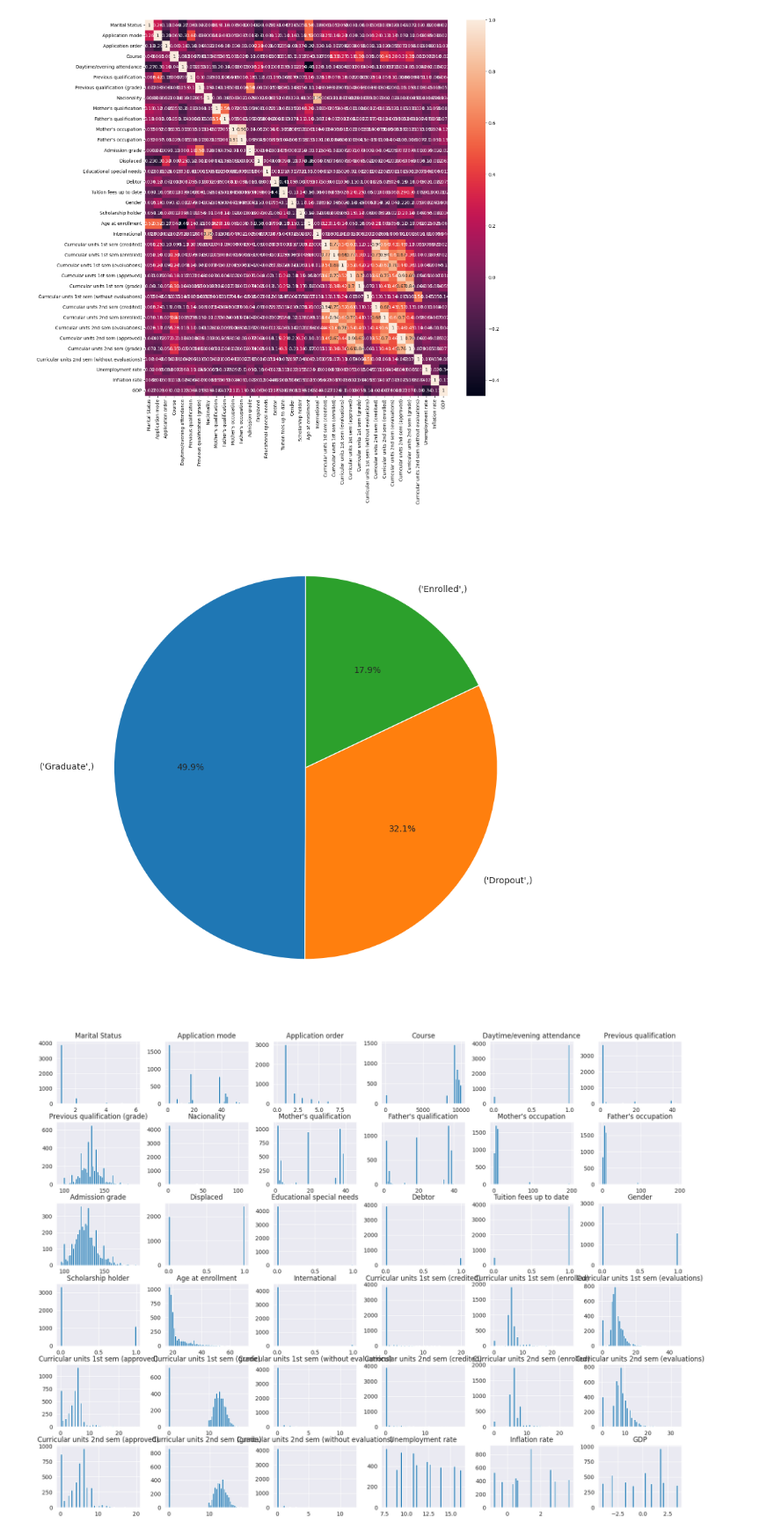
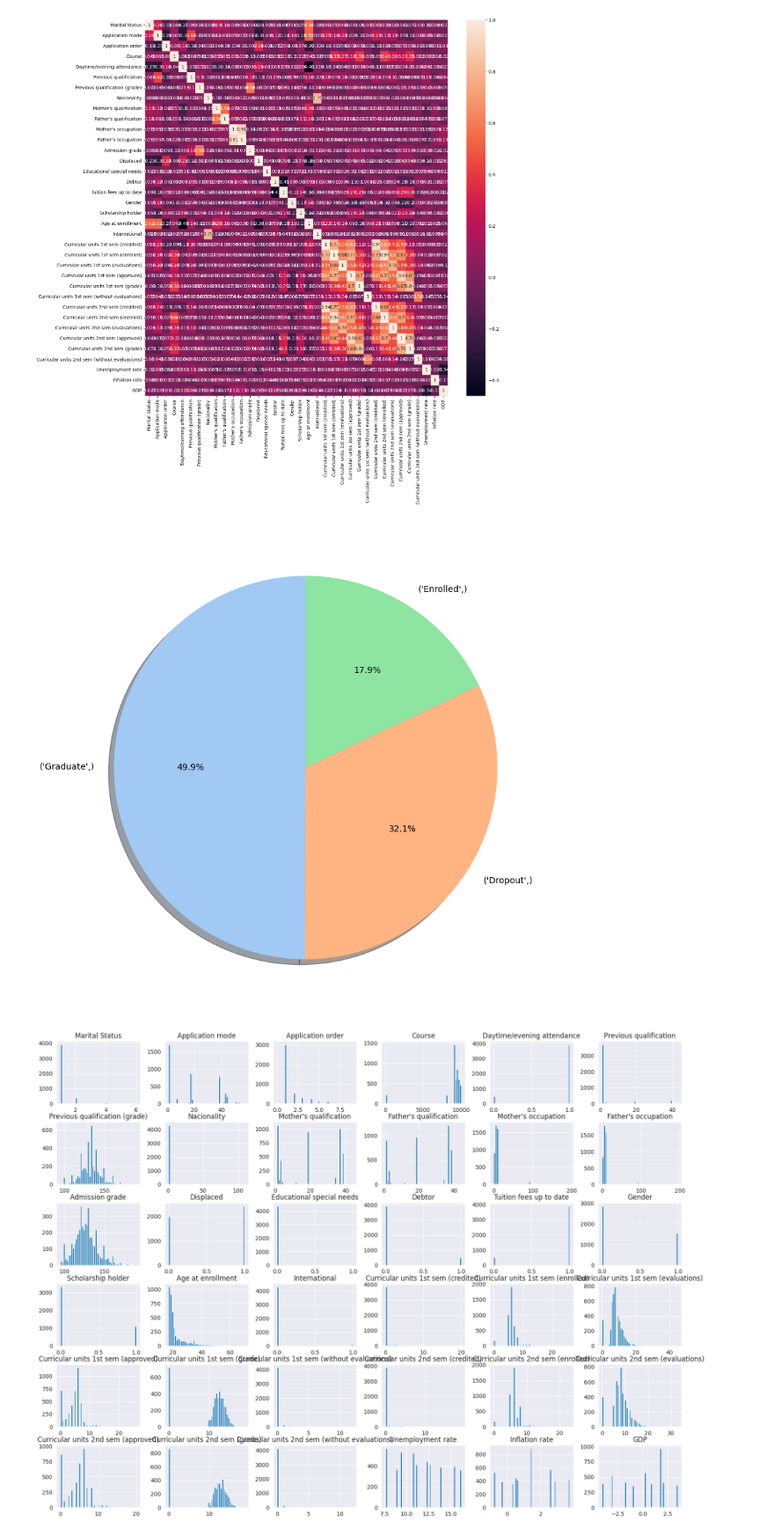
Before and after one commit to OscarMigue9/IA_2, a Jupyter notebook: Dataset.ipynb, the cells around one changed output. Shown at 88% size. Drawn from its saved outputs; the diff is of its cells as text; code cells hidden in the pictures.

Commit message:
Plots

```diff
--- a/Dataset.ipynb
+++ b/Dataset.ipynb
@@ -96,10 +114,11 @@ sns.heatmap(corr_matrix, annot=True)
 # %%
 #diagrama torta de y
 y_counts = y.value_counts()
 plt.figure(figsize=(10, 10))
-plt.pie(y_counts, labels=y_counts.index, autopct='%1.1f%%', startangle=90);
+colors = sns.color_palette('pastel')[0:len(y_counts)] # Use a seaborn pastel color palette
+plt.pie(y_counts, labels=y_counts.index, autopct='%1.1f%%', startangle=90, shadow=True, colors=colors);
 # %% [output]
-[figure, old version]
+[figure, new version]
 # %%
 #histogramas
 X.hist(bins=50, figsize=(20,15))
```
Also changed, not shown: parts of 10 cells of this notebook.
